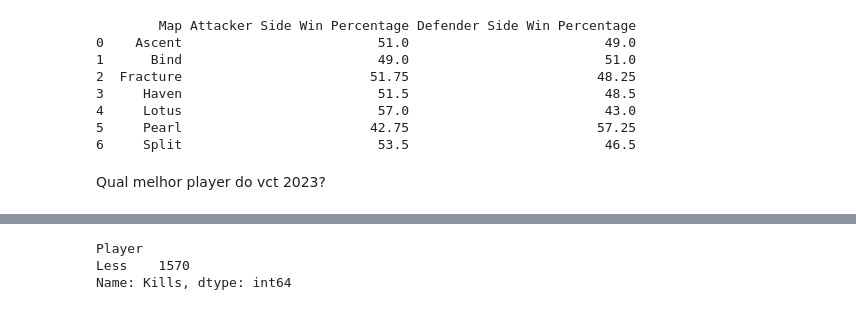
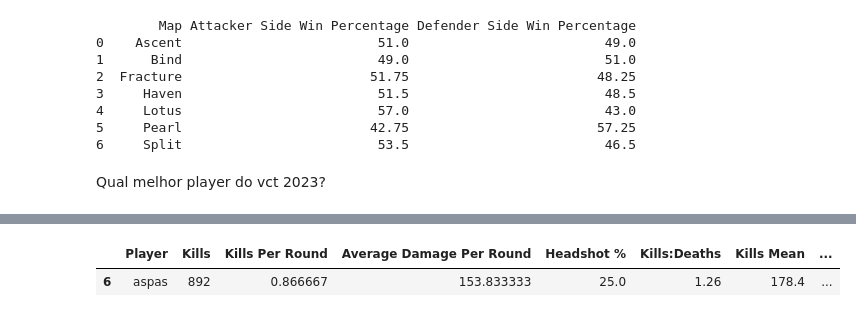
Before and after one commit to PedroLSCabral/Projeto-ICD, a Jupyter notebook: vct_2023.ipynb, the cells around one changed output, grey strips where cells are left out. Drawn from its saved outputs; the diff is of its cells as text; code cells hidden in the pictures.

```diff
--- a/vct_2023.ipynb
+++ b/vct_2023.ipynb
@@ -389,16 +375,13 @@ best_player_lockinsp_vct2023
 # %%
 best_player_vct2023 = pd.concat([
     best_player_champions_vct2023,
     best_player_masters_tokyo_vct2023,
     best_player_lockinsp_vct2023
 ])
 
-soma_kills = best_player_vct2023.groupby('Player')['Kills'].sum()
+ordered_df = best_player_vct2023.sort_values(by=[col for col in best_player_vct2023.columns if 'mean' in col])
 
-soma_kills_ordenado = soma_kills.sort_values(ascending=False).head(1)
-
-soma_kills_ordenado
+ordered_df.head(1)
 # %% [output]
-Player
-Less    1570
-Name: Kills, dtype: int64
+|  | Player | Kills | Kills Per Round | Average Damage Per Round | Headshot % | Kills:Deaths | Kills Mean | ... |
+| 6 | aspas | 892 | 0.866667 | 153.833333 | 25.0 | 1.26 | 178.4 | ... |
```
Also changed, not shown: parts of 4 cells of this notebook, 2 other files.
